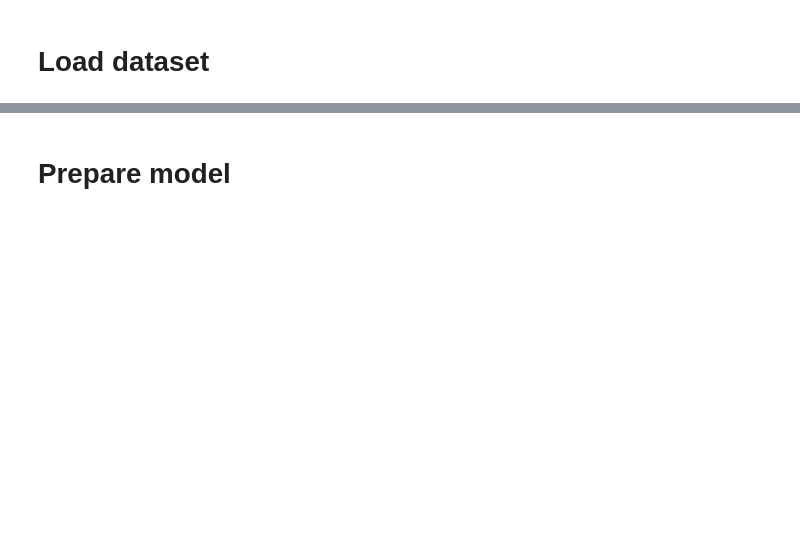
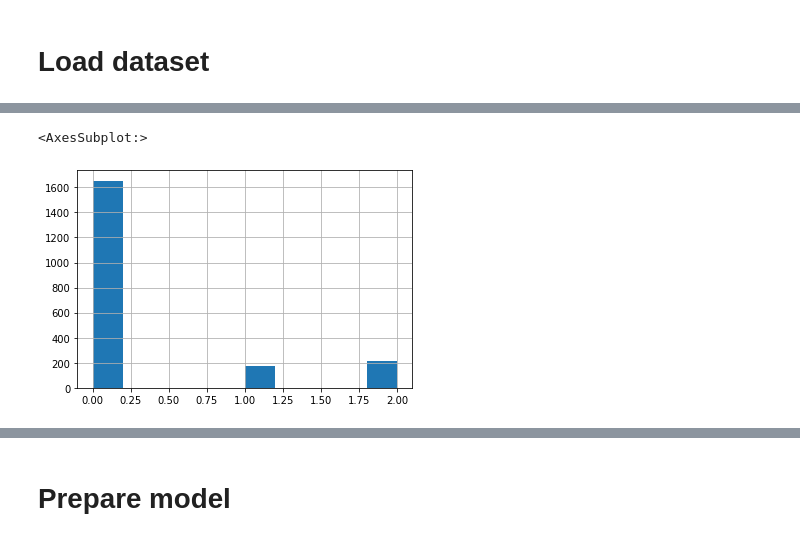
Before and after one commit to alekseyen/CrowdsourcingSegmentationProject, a Jupyter notebook: train_basic_classifier.ipynb, the cells around one changed output, grey strips where cells are left out. Saved outputs shown, nothing was run; the diff lists cells and outputs as text; code cells hidden in the pictures; blank space fills up the shorter version.

```diff
--- a/train_basic_classifier.ipynb
+++ b/train_basic_classifier.ipynb
@@ -26,0 +81,5 @@ train_labels = train_df.label.values
+# %%
+train_df['OUTPUT:result'].hist()
+# %% [output]
+<AxesSubplot:>
+[figure, added]
```
Also changed, not shown: parts of 20 cells of this notebook.
